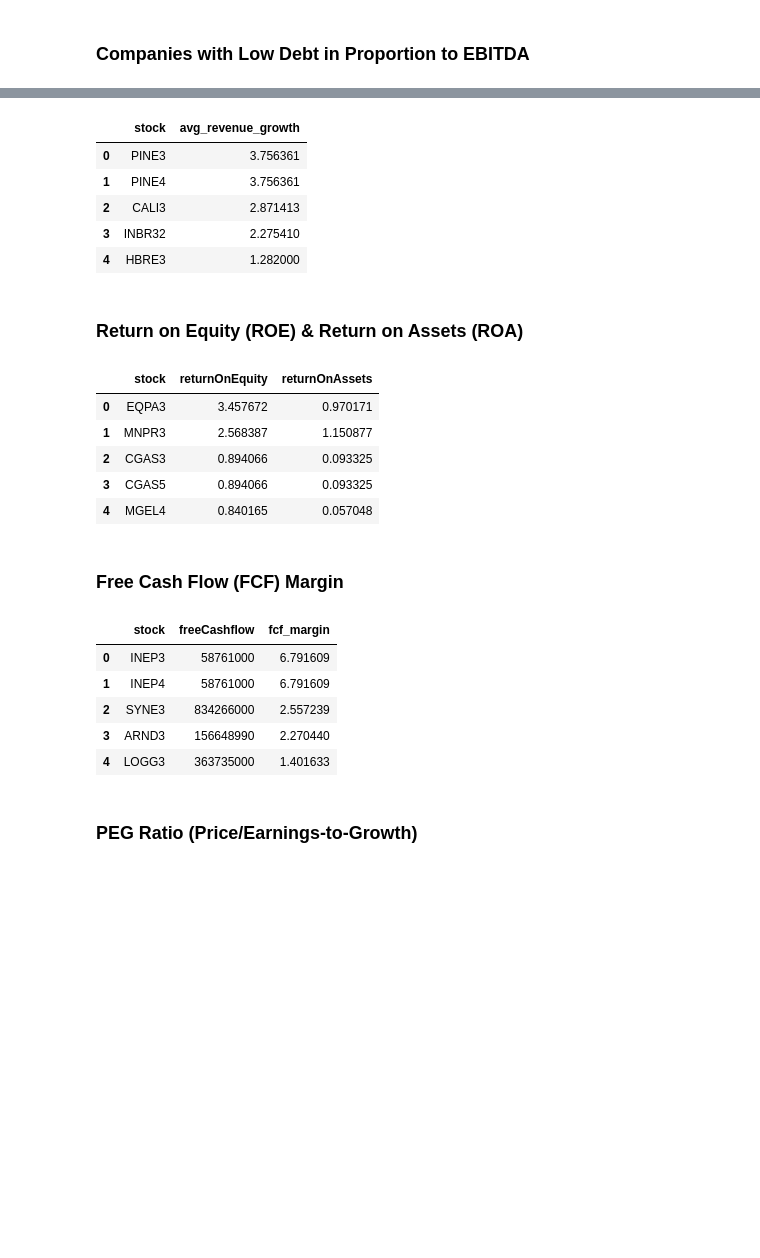
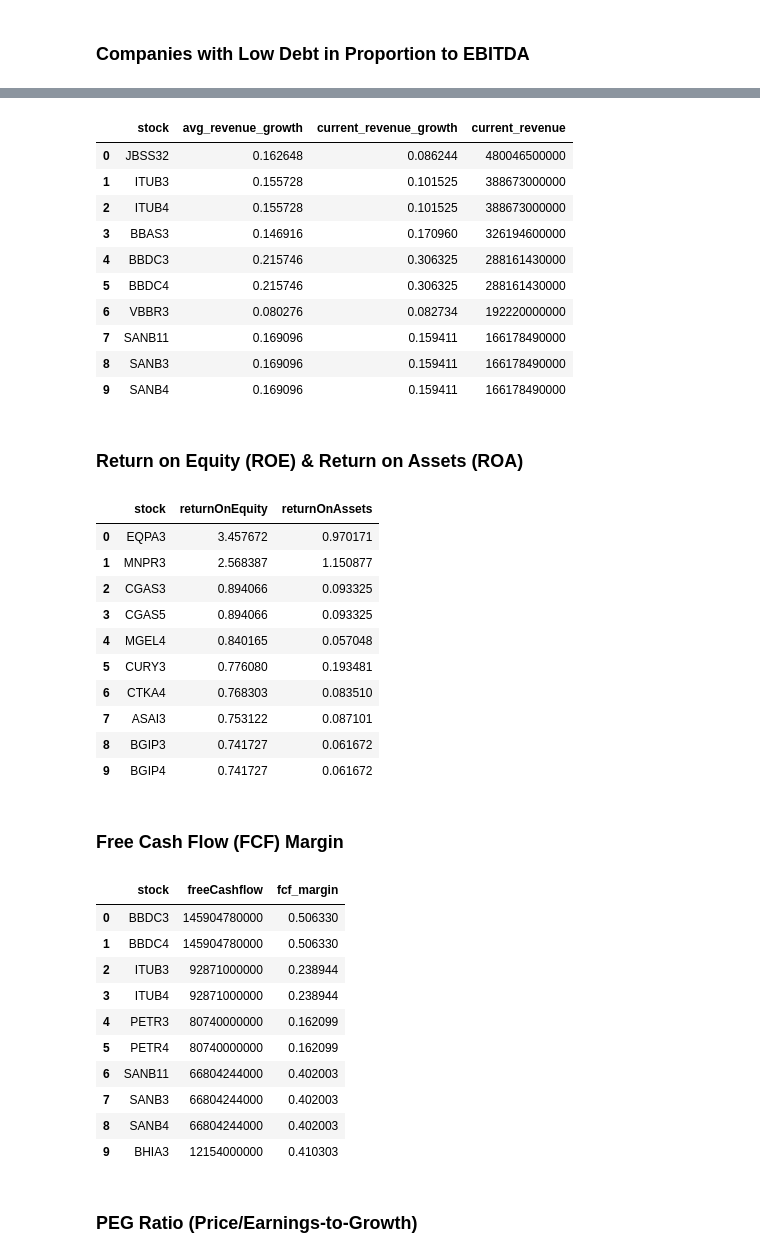
Before and after one commit to Henmachado/brapi_stocks, a Jupyter notebook: data_lake.ipynb, the cells around one changed output, grey strips where cells are left out. Drawn from its saved outputs; the diff is of its cells as text; code cells hidden in the pictures; blank space fills up the shorter version.

```diff
--- a/data_lake.ipynb
+++ b/data_lake.ipynb
@@ -88,32 +104,39 @@ low_debt_df.toPandas().head()
 # %%
 # Window spec to pull the last 4 quarters
 growth_window = Window.partitionBy("stock").orderBy(F.col("endDate").desc())
 
 consistent_growth_df = (
     spark.table("financialdatahistoryquarterly")
     .withColumn("rank", F.row_number().over(growth_window))
     .filter(F.col("rank") <= 4)
     # A quarter is marked '1' if growth was positive (e.g., > 5% YoY growth)
     .withColumn("is_growing", F.when(F.col("revenueGrowth") > 0.05, 1).otherwise(0))
     .groupBy("stock")
     .agg(
         F.sum("is_growing").alias("consistent_growth_quarters"),
-        F.avg("revenueGrowth").alias("avg_revenue_growth")
+        F.avg("revenueGrowth").alias("avg_revenue_growth"),
+        F.max(F.when(F.col("rank") == 1, F.col("revenueGrowth"))).alias("current_revenue_growth"),
+        F.max(F.when(F.col("rank") == 1, F.col("totalRevenue"))).alias("current_revenue"),
     )
     # Keep companies that hit our target growth benchmark in all 4 quarters
     .filter(F.col("consistent_growth_quarters") == 4)
-    .select("stock", "avg_revenue_growth")
-    .orderBy(F.col("avg_revenue_growth").desc())
+    .select("stock", "avg_revenue_growth", "current_revenue_growth", "current_revenue")
+    .orderBy("current_revenue", ascending=False)
 )
 
-consistent_growth_df.toPandas().head()
+consistent_growth_df.toPandas().head(10)
 # %% [output]
-|  | stock | avg_revenue_growth |
-| 0 | PINE3 | 3.756361 |
-| 1 | PINE4 | 3.756361 |
-| 2 | CALI3 | 2.871413 |
-| 3 | INBR32 | 2.275410 |
-| 4 | HBRE3 | 1.282000 |
+|  | stock | avg_revenue_growth | current_revenue_growth | current_revenue |
+| 0 | JBSS32 | 0.162648 | 0.086244 | 480046500000 |
+| 1 | ITUB3 | 0.155728 | 0.101525 | 388673000000 |
+| 2 | ITUB4 | 0.155728 | 0.101525 | 388673000000 |
+| 3 | BBAS3 | 0.146916 | 0.170960 | 326194600000 |
+| 4 | BBDC3 | 0.215746 | 0.306325 | 288161430000 |
+| 5 | BBDC4 | 0.215746 | 0.306325 | 288161430000 |
+| 6 | VBBR3 | 0.080276 | 0.082734 | 192220000000 |
+| 7 | SANB11 | 0.169096 | 0.159411 | 166178490000 |
+| 8 | SANB3 | 0.169096 | 0.159411 | 166178490000 |
+| 9 | SANB4 | 0.169096 | 0.159411 | 166178490000 |
 # %% [markdown]
 ### Return on Equity (ROE) & Return on Assets (ROA)
 # %%
@@ -128,7 +151,7 @@ efficiency_df = (
     .orderBy("returnOnEquity", ascending=False)
 )
 
-efficiency_df.toPandas().head()
+efficiency_df.toPandas().head(10)
 # %% [output]
 |  | stock | returnOnEquity | returnOnAssets |
 | 0 | EQPA3 | 3.457672 | 0.970171 |
@@ -136,6 +159,11 @@ efficiency_df.toPandas().head()
 | 2 | CGAS3 | 0.894066 | 0.093325 |
 | 3 | CGAS5 | 0.894066 | 0.093325 |
 | 4 | MGEL4 | 0.840165 | 0.057048 |
+| 5 | CURY3 | 0.776080 | 0.193481 |
+| 6 | CTKA4 | 0.768303 | 0.083510 |
+| 7 | ASAI3 | 0.753122 | 0.087101 |
+| 8 | BGIP3 | 0.741727 | 0.061672 |
+| 9 | BGIP4 | 0.741727 | 0.061672 |
 # %% [markdown]
 ### Free Cash Flow (FCF) Margin
 # %%
@@ -148,17 +176,22 @@ fcf_health_df = (
     .withColumn("fcf_margin", F.col("freeCashflow") / F.col("totalRevenue"))
     .filter(F.col("fcf_margin") > 0.10)
     .select("stock", "freeCashflow", "fcf_margin")
-    .orderBy("fcf_margin", ascending=False)
+    .orderBy("freeCashflow", ascending=False)
 )
 
-fcf_health_df.toPandas().head()
+fcf_health_df.toPandas().head(10)
 # %% [output]
 |  | stock | freeCashflow | fcf_margin |
-| 0 | INEP3 | 58761000 | 6.791609 |
-| 1 | INEP4 | 58761000 | 6.791609 |
-| 2 | SYNE3 | 834266000 | 2.557239 |
-| 3 | ARND3 | 156648990 | 2.270440 |
-| 4 | LOGG3 | 363735000 | 1.401633 |
+| 0 | BBDC3 | 145904780000 | 0.506330 |
+| 1 | BBDC4 | 145904780000 | 0.506330 |
+| 2 | ITUB3 | 92871000000 | 0.238944 |
+| 3 | ITUB4 | 92871000000 | 0.238944 |
+| 4 | PETR3 | 80740000000 | 0.162099 |
+| 5 | PETR4 | 80740000000 | 0.162099 |
+| 6 | SANB11 | 66804244000 | 0.402003 |
+| 7 | SANB3 | 66804244000 | 0.402003 |
+| 8 | SANB4 | 66804244000 | 0.402003 |
+| 9 | BHIA3 | 12154000000 | 0.410303 |
 # %% [markdown]
 ### PEG Ratio (Price/Earnings-to-Growth)
 # %%
```
Also changed, not shown: parts of 8 cells of this notebook.
